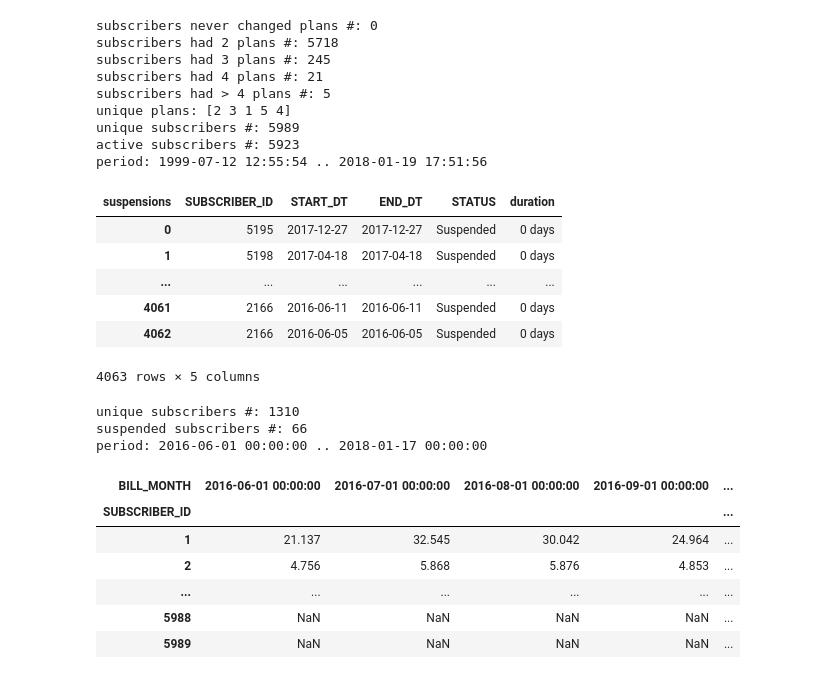
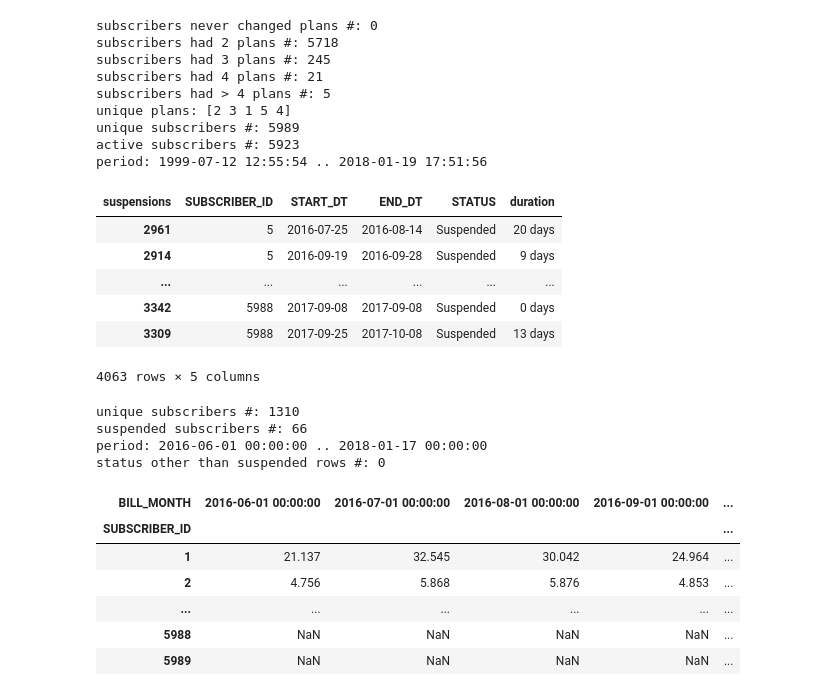
Before and after one commit to anatol-grabowski/test_task_plans_data, a Jupyter notebook: task3.ipynb, the cells around one changed output. Drawn from its saved outputs; the diff is of its cells as text; code cells hidden in the pictures.

Commit message:
something is wrong with suspensions

```diff
--- a/task3.ipynb
+++ b/task3.ipynb
@@ -68,26 +70,29 @@ period: 1999-07-12 12:55:54 .. 2018-01-19 17:51:56
 # %%
 dt_parser = lambda x: pd.NaT if x == '$null$' else pd.datetime.strptime(x, '%Y-%m-%d')
 
 suspensions = pd.read_csv('./inputs/Задание_3/Suspended.csv',
                           parse_dates=['START_DT', 'END_DT'], date_parser=dt_parser)
 suspensions.columns.name = 'suspensions'
 suspensions.drop_duplicates(inplace=True)
 suspensions['duration'] = suspensions['END_DT'] - suspensions['START_DT']
+suspensions.sort_values(by=['SUBSCRIBER_ID', 'START_DT'], inplace=True)
 display(suspensions)
 print('unique subscribers #:', len(suspensions['SUBSCRIBER_ID'].unique()))
 print('suspended subscribers #:', pd.isnull(suspensions['END_DT']).sum())
 print('period:', suspensions['START_DT'].min(), '..', suspensions['END_DT'].max())
+print('status other than suspended rows #:', (suspensions['STATUS'] != 'Suspended').sum())
 # %% [output]
 | suspensions | SUBSCRIBER_ID | START_DT | END_DT | STATUS | duration |
-| 0 | 5195 | 2017-12-27 | 2017-12-27 | Suspended | 0 days |
-| 1 | 5198 | 2017-04-18 | 2017-04-18 | Suspended | 0 days |
+| 2961 | 5 | 2016-07-25 | 2016-08-14 | Suspended | 20 days |
+| 2914 | 5 | 2016-09-19 | 2016-09-28 | Suspended | 9 days |
 | ... | ... | ... | ... | ... | ... |
-| 4061 | 2166 | 2016-06-11 | 2016-06-11 | Suspended | 0 days |
-| 4062 | 2166 | 2016-06-05 | 2016-06-05 | Suspended | 0 days |
+| 3342 | 5988 | 2017-09-08 | 2017-09-08 | Suspended | 0 days |
+| 3309 | 5988 | 2017-09-25 | 2017-10-08 | Suspended | 13 days |
 4063 rows × 5 columns
 unique subscribers #: 1310
 suspended subscribers #: 66
 period: 2016-06-01 00:00:00 .. 2018-01-17 00:00:00
+status other than suspended rows #: 0
 # %%
 charges_pivoted = charges.pivot(columns='BILL_MONTH', values='CHARGES', index='SUBSCRIBER_ID')
 display(charges_pivoted)
```
Also changed, not shown: parts of 24 cells of this notebook, 5 other files.
